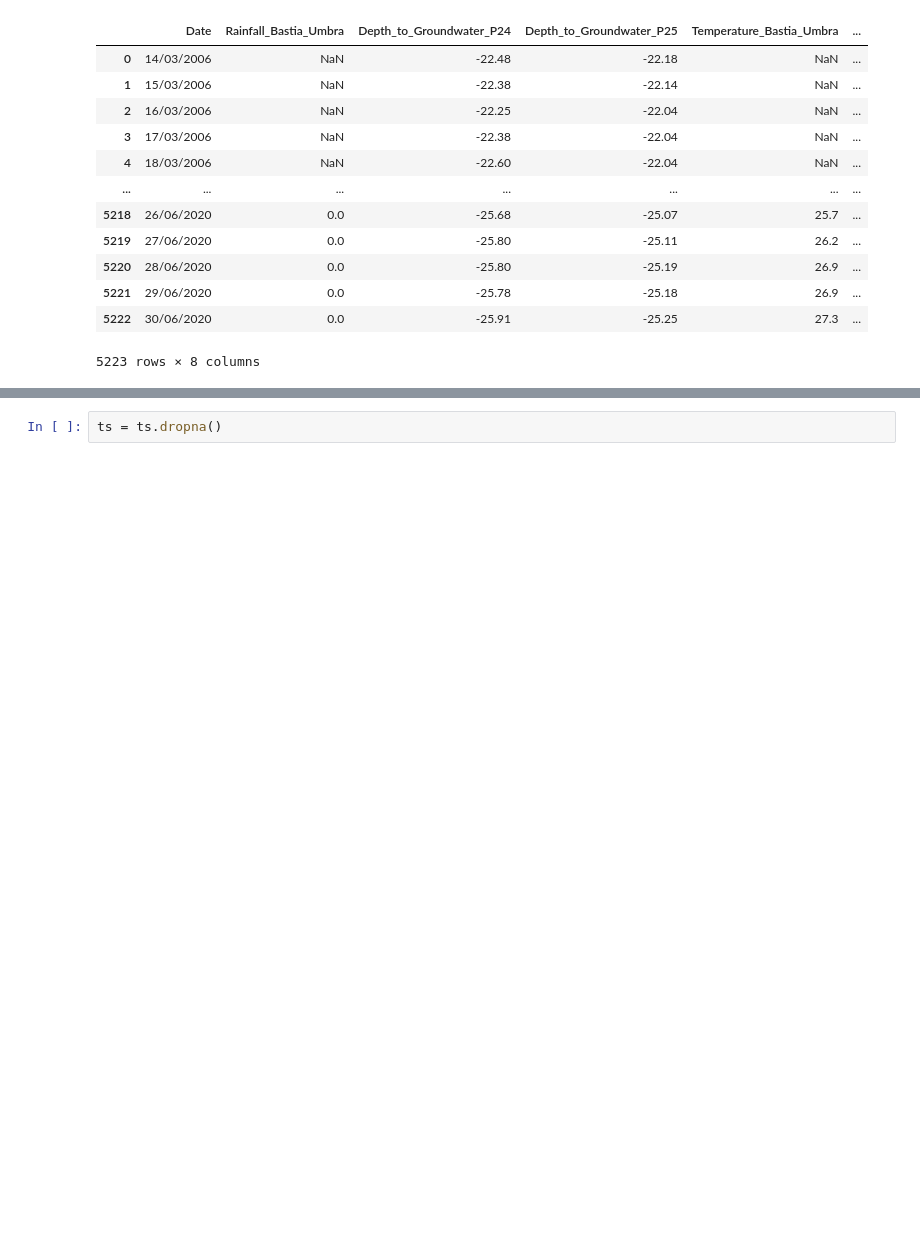
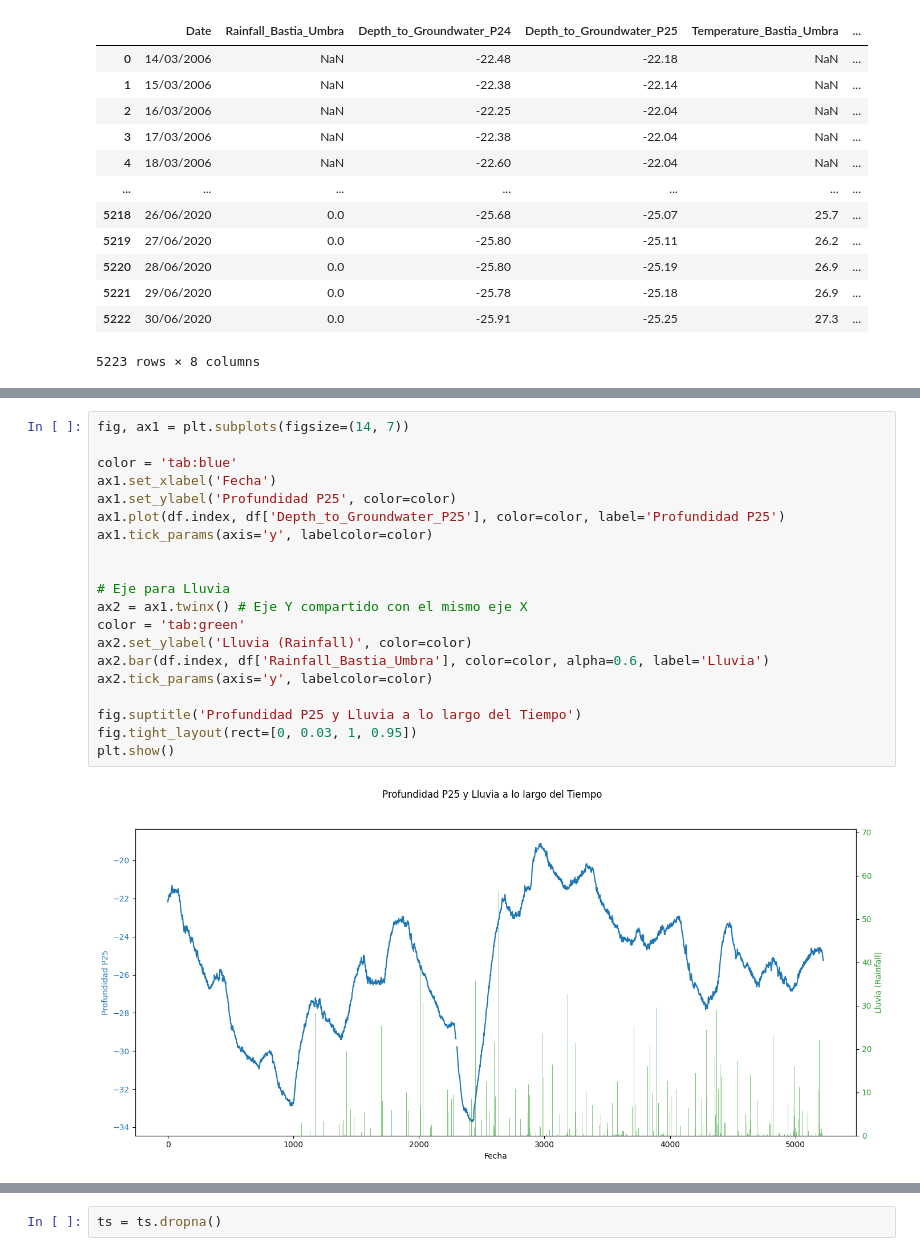
Before and after one commit to 4GeeksAcademy/maldo1904_Proyecto-Tutorial-de-Series-Temporales, a Jupyter notebook: src/explore.ipynb, the cells around one changed output, grey strips where cells are left out. Saved outputs shown, nothing was run; the diff lists cells and outputs as text; blank space fills up the shorter version.

```diff
--- a/src/explore.ipynb
+++ b/src/explore.ipynb
@@ -23,0 +96,22 @@ ts = df[['Date','Depth_to_Groundwater_P24']]
+# %%
+fig, ax1 = plt.subplots(figsize=(14, 7))
+
+color = 'tab:blue'
+ax1.set_xlabel('Fecha')
+ax1.set_ylabel('Profundidad P25', color=color)
+ax1.plot(df.index, df['Depth_to_Groundwater_P25'], color=color, label='Profundidad P25')
+ax1.tick_params(axis='y', labelcolor=color)
+
+
+# Eje para Lluvia
+ax2 = ax1.twinx() # Eje Y compartido con el mismo eje X
+color = 'tab:green'
+ax2.set_ylabel('Lluvia (Rainfall)', color=color)
+ax2.bar(df.index, df['Rainfall_Bastia_Umbra'], color=color, alpha=0.6, label='Lluvia')
+ax2.tick_params(axis='y', labelcolor=color)
+
+fig.suptitle('Profundidad P25 y Lluvia a lo largo del Tiempo')
+fig.tight_layout(rect=[0, 0.03, 1, 0.95])
+plt.show()
+# %% [output]
+[figure, added]
```
Also changed, not shown: parts of 11 cells of this notebook.
